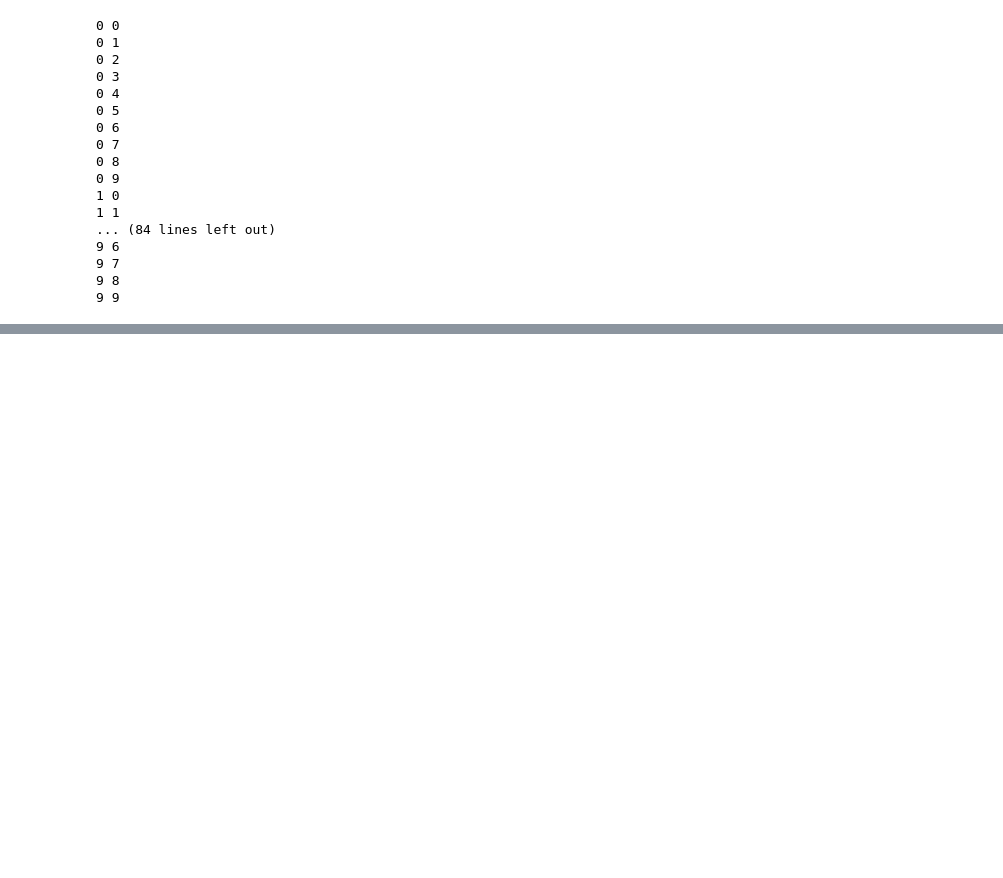
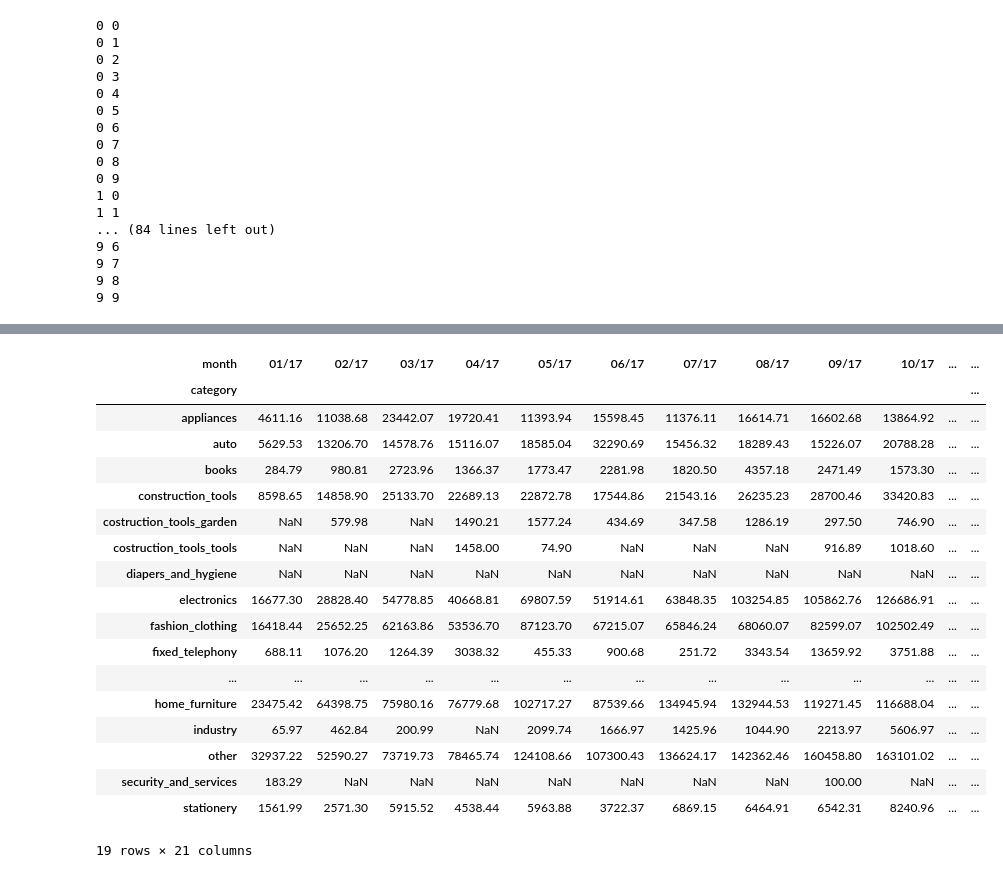
Before and after one commit to BShim92/BrazilianECommerce, a Jupyter notebook: ECommerceDataMerge.ipynb, the cells around one changed output, grey strips where cells are left out. Saved outputs shown, nothing was run; the diff lists cells and outputs as text; code cells hidden in the pictures; blank space fills up the shorter version.

```diff
--- a/ECommerceDataMerge.ipynb
+++ b/ECommerceDataMerge.ipynb
@@ -325,0 +386,25 @@ for metric in metriclist:
+# %%
+newgroup = newgroup[['01/17','02/17','03/17','04/17','05/17','06/17','07/17','08/17','09/17','10/17','11/17','12/17','01/18','02/18','03/18','04/18','05/18','06/18','07/18','08/18','09/18']]
+
+#cols = list(newgroup.columns.values)
+newgroup
+# %% [output]
+| month | 01/17 | 02/17 | 03/17 | 04/17 | 05/17 | 06/17 | 07/17 | 08/17 | 09/17 | 10/17 | ... | ... |
+| category |  |  |  |  |  |  |  |  |  |  |  | ... |
+| appliances | 4611.16 | 11038.68 | 23442.07 | 19720.41 | 11393.94 | 15598.45 | 11376.11 | 16614.71 | 16602.68 | 13864.92 | ... | ... |
+| auto | 5629.53 | 13206.70 | 14578.76 | 15116.07 | 18585.04 | 32290.69 | 15456.32 | 18289.43 | 15226.07 | 20788.28 | ... | ... |
+| books | 284.79 | 980.81 | 2723.96 | 1366.37 | 1773.47 | 2281.98 | 1820.50 | 4357.18 | 2471.49 | 1573.30 | ... | ... |
+| construction_tools | 8598.65 | 14858.90 | 25133.70 | 22689.13 | 22872.78 | 17544.86 | 21543.16 | 26235.23 | 28700.46 | 33420.83 | ... | ... |
+| costruction_tools_garden | NaN | 579.98 | NaN | 1490.21 | 1577.24 | 434.69 | 347.58 | 1286.19 | 297.50 | 746.90 | ... | ... |
+| costruction_tools_tools | NaN | NaN | NaN | 1458.00 | 74.90 | NaN | NaN | NaN | 916.89 | 1018.60 | ... | ... |
+| diapers_and_hygiene | NaN | NaN | NaN | NaN | NaN | NaN | NaN | NaN | NaN | NaN | ... | ... |
+| electronics | 16677.30 | 28828.40 | 54778.85 | 40668.81 | 69807.59 | 51914.61 | 63848.35 | 103254.85 | 105862.76 | 126686.91 | ... | ... |
+| fashion_clothing | 16418.44 | 25652.25 | 62163.86 | 53536.70 | 87123.70 | 67215.07 | 65846.24 | 68060.07 | 82599.07 | 102502.49 | ... | ... |
+| fixed_telephony | 688.11 | 1076.20 | 1264.39 | 3038.32 | 455.33 | 900.68 | 251.72 | 3343.54 | 13659.92 | 3751.88 | ... | ... |
+| ... | ... | ... | ... | ... | ... | ... | ... | ... | ... | ... | ... | ... |
+| home_furniture | 23475.42 | 64398.75 | 75980.16 | 76779.68 | 102717.27 | 87539.66 | 134945.94 | 132944.53 | 119271.45 | 116688.04 | ... | ... |
+| industry | 65.97 | 462.84 | 200.99 | NaN | 2099.74 | 1666.97 | 1425.96 | 1044.90 | 2213.97 | 5606.97 | ... | ... |
+| other | 32937.22 | 52590.27 | 73719.73 | 78465.74 | 124108.66 | 107300.43 | 136624.17 | 142362.46 | 160458.80 | 163101.02 | ... | ... |
+| security_and_services | 183.29 | NaN | NaN | NaN | NaN | NaN | NaN | NaN | 100.00 | NaN | ... | ... |
+| stationery | 1561.99 | 2571.30 | 5915.52 | 4538.44 | 5963.88 | 3722.37 | 6869.15 | 6464.91 | 6542.31 | 8240.96 | ... | ... |
+19 rows × 21 columns
```
Also changed, not shown: parts of 17 cells of this notebook.
